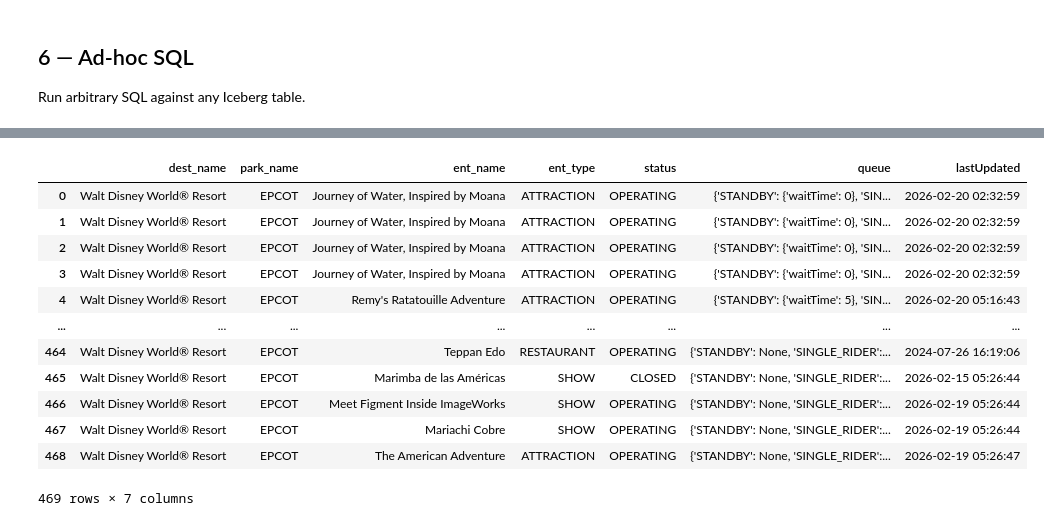
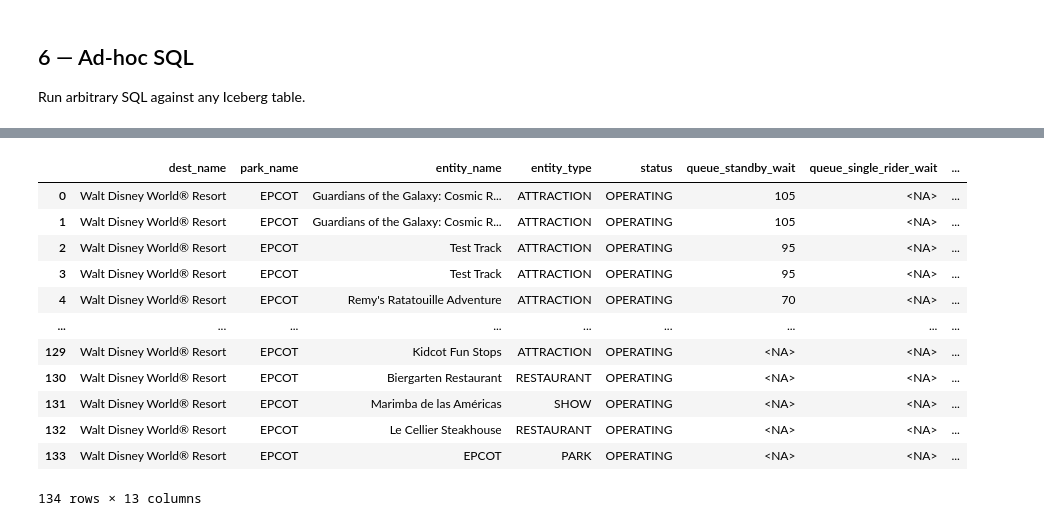
Before and after one commit to ajlile98/themeparks-data-engineering, a Jupyter notebook: notebooks/query_iceberg.ipynb, the cells around one changed output, grey strips where cells are left out. Drawn from its saved outputs; the diff is of its cells as text; code cells hidden in the pictures.

```diff
--- a/notebooks/query_iceberg.ipynb
+++ b/notebooks/query_iceberg.ipynb
@@ -216,26 +368,37 @@ con.execute(f"""
 # %%
 con.execute(f"""
-    SELECT p.destination_name dest_name, p.name park_name, ld.name ent_name, ld.entityType ent_type, ld.status, ld.queue, ld.lastUpdated
-    FROM iceberg_scan('{destinations}') as d
-        JOIN iceberg_scan('{parks}') as p
-            ON d.id = p.destination_id
-        JOIN iceberg_scan('{live_data}') as ld
-            ON p.id = ld.park_id
+    SELECT
+        p.destination_name   AS dest_name,
+        p.name               AS park_name,
+        ld.name              AS entity_name,
+        ld.entityType        AS entity_type,
+        ld.status,
+        ld.queue_standby_wait,
+        ld.queue_single_rider_wait,
+        ld.queue_paid_standby_wait,
+        ld.queue_return_time_state,
+        ld.queue_return_time_start,
+        ld.queue_return_time_end,
+        ld.lastUpdated,
+        p.id
+    FROM iceberg_scan('{destinations}') AS d
+        JOIN iceberg_scan('{parks}')     AS p  ON d.id = p.destination_id
+        JOIN iceberg_scan('{live_data}') AS ld ON p.id = ld.park_id
     WHERE d.slug = 'waltdisneyworldresort'
-    AND p.name = 'EPCOT'
-    order by 6
+      AND p.name = 'EPCOT'
+    ORDER BY ld.queue_standby_wait DESC NULLS LAST
 """).df()
 # %% [output]
-|  | dest_name | park_name | ent_name | ent_type | status | queue | lastUpdated |
-| 0 | Walt Disney World® Resort | EPCOT | Journey of Water, Inspired by Moana | ATTRACTION | OPERATING | {'STANDBY': {'waitTime': 0}, 'SIN... | 2026-02-20 02:32:59 |
-| 1 | Walt Disney World® Resort | EPCOT | Journey of Water, Inspired by Moana | ATTRACTION | OPERATING | {'STANDBY': {'waitTime': 0}, 'SIN... | 2026-02-20 02:32:59 |
-| 2 | Walt Disney World® Resort | EPCOT | Journey of Water, Inspired by Moana | ATTRACTION | OPERATING | {'STANDBY': {'waitTime': 0}, 'SIN... | 2026-02-20 02:32:59 |
-| 3 | Walt Disney World® Resort | EPCOT | Journey of Water, Inspired by Moana | ATTRACTION | OPERATING | {'STANDBY': {'waitTime': 0}, 'SIN... | 2026-02-20 02:32:59 |
-| 4 | Walt Disney World® Resort | EPCOT | Remy's Ratatouille Adventure | ATTRACTION | OPERATING | {'STANDBY': {'waitTime': 5}, 'SIN... | 2026-02-20 05:16:43 |
-| ... | ... | ... | ... | ... | ... | ... | ... |
-| 464 | Walt Disney World® Resort | EPCOT | Teppan Edo | RESTAURANT | OPERATING | {'STANDBY': None, 'SINGLE_RIDER':... | 2024-07-26 16:19:06 |
-| 465 | Walt Disney World® Resort | EPCOT | Marimba de las Américas | SHOW | CLOSED | {'STANDBY': None, 'SINGLE_RIDER':... | 2026-02-15 05:26:44 |
-| 466 | Walt Disney World® Resort | EPCOT | Meet Figment Inside ImageWorks | SHOW | OPERATING | {'STANDBY': None, 'SINGLE_RIDER':... | 2026-02-19 05:26:44 |
-| 467 | Walt Disney World® Resort | EPCOT | Mariachi Cobre | SHOW | OPERATING | {'STANDBY': None, 'SINGLE_RIDER':... | 2026-02-19 05:26:44 |
-| 468 | Walt Disney World® Resort | EPCOT | The American Adventure | ATTRACTION | OPERATING | {'STANDBY': None, 'SINGLE_RIDER':... | 2026-02-19 05:26:47 |
+|  | dest_name | park_name | entity_name | entity_type | status | queue_standby_wait | queue_single_rider_wait | ... |
+| 0 | Walt Disney World® Resort | EPCOT | Guardians of the Galaxy: Cosmic R... | ATTRACTION | OPERATING | 105 | <NA> | ... |
+| 1 | Walt Disney World® Resort | EPCOT | Guardians of the Galaxy: Cosmic R... | ATTRACTION | OPERATING | 105 | <NA> | ... |
+| 2 | Walt Disney World® Resort | EPCOT | Test Track | ATTRACTION | OPERATING | 95 | <NA> | ... |
+| 3 | Walt Disney World® Resort | EPCOT | Test Track | ATTRACTION | OPERATING | 95 | <NA> | ... |
+| 4 | Walt Disney World® Resort | EPCOT | Remy's Ratatouille Adventure | ATTRACTION | OPERATING | 70 | <NA> | ... |
+| ... | ... | ... | ... | ... | ... | ... | ... | ... |
+| 129 | Walt Disney World® Resort | EPCOT | Kidcot Fun Stops | ATTRACTION | OPERATING | <NA> | <NA> | ... |
+| 130 | Walt Disney World® Resort | EPCOT | Biergarten Restaurant | RESTAURANT | OPERATING | <NA> | <NA> | ... |
+| 131 | Walt Disney World® Resort | EPCOT | Marimba de las Américas | SHOW | OPERATING | <NA> | <NA> | ... |
+| 132 | Walt Disney World® Resort | EPCOT | Le Cellier Steakhouse | RESTAURANT | OPERATING | <NA> | <NA> | ... |
+| 133 | Walt Disney World® Resort | EPCOT | EPCOT | PARK | OPERATING | <NA> | <NA> | ... |
-469 rows × 7 columns
+134 rows × 13 columns
```
Also changed, not shown: parts of 16 cells of this notebook, 2 other files.
